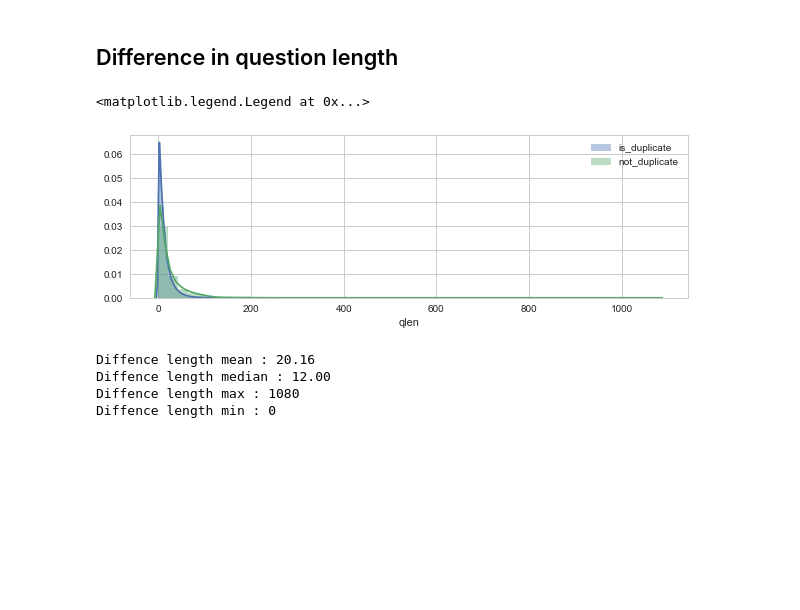
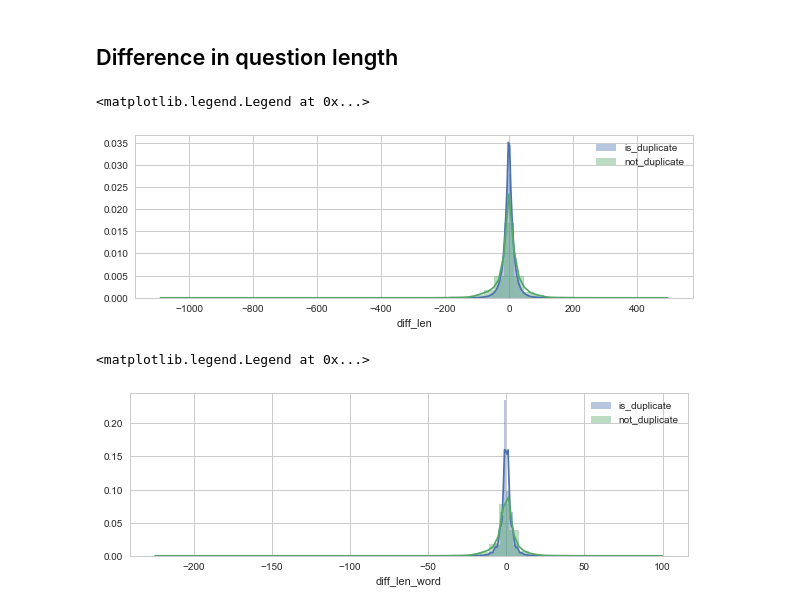
Before and after one commit to Swalloow/Kaggle, a Jupyter notebook: Quora Question Pairs/Explore Quora Question Pairs.ipynb, the cells around one changed output. Cells and saved outputs as stored; diff of their text form; code cells hidden in the pictures; blank space fills up the shorter version.

```diff
--- a/Quora Question Pairs/Explore Quora Question Pairs.ipynb
+++ b/Quora Question Pairs/Explore Quora Question Pairs.ipynb
@@ -58,24 +58,35 @@ sns.countplot('is_duplicate', data=df, palette="Set3")
 [figure]
 # %% [markdown]
 ## Difference in question length
-# %%
-df['question2'] = df['question2'].fillna('')
-df['qlen'] = abs(df['question1'].apply(lambda x: len(x)) - df['question2'].apply(lambda x: len(x)))
+# %%
+df['question1'] = df['question1'].fillna('')
+df['question2'] = df['question2'].fillna('')
+
+df['len_q1'] = df['question1'].apply(lambda x: len(str(x)))
+df['len_q2'] = df['question2'].apply(lambda x: len(str(x)))
+df['diff_len'] = df['len_q1'] - df['len_q2']
+
+df['len_word_q1'] = df['question1'].apply(lambda x: len(str(x).split()))
+df['len_word_q2'] = df['question2'].apply(lambda x: len(str(x).split()))
+df['diff_len_word'] = df['len_word_q1'] - df['len_word_q2']
+
+df['avg_world_len1'] = df['len_q1'] / df['len_word_q1']
+df['avg_world_len2'] = df['len_q2'] / df['len_word_q2']
+df['diff_avg_word'] = df['avg_world_len1'] - df['avg_world_len2']
+df['diff_avg_word'] = df['diff_avg_word'].fillna(0)
 # %%
 fig, (axis1) = plt.subplots(1,1,figsize=(10,3))
-sns.distplot(df[df['is_duplicate']==1].qlen, label="is_duplicate")
-sns.distplot(df[df['is_duplicate']==0].qlen, label="not_duplicate")
+sns.distplot(df[df['is_duplicate']==1].diff_len, label="is_duplicate")
+sns.distplot(df[df['is_duplicate']==0].diff_len, label="not_duplicate")
 plt.legend()
 # %% [output]
 <matplotlib.legend.Legend at 0x...>
-[figure, old version]
+[figure, new version]
-# %%
-print("Diffence length mean : {:0.2f}".format(df.qlen.mean(skipna=True)))
-print("Diffence length median : {:.2f}".format(df.qlen.median(skipna=True)))
-print("Diffence length max : {}".format(df.qlen.max(skipna=True)))
-print("Diffence length min : {}".format(df.qlen.min(skipna=True)))
-# %% [output]
-Diffence length mean : 20.16
-Diffence length median : 12.00
-Diffence length max : 1080
-Diffence length min : 0
+# %%
+fig, (axis1) = plt.subplots(1,1,figsize=(10,3))
+sns.distplot(df[df['is_duplicate']==1].diff_len_word, label="is_duplicate")
+sns.distplot(df[df['is_duplicate']==0].diff_len_word, label="not_duplicate")
+plt.legend()
+# %% [output]
+<matplotlib.legend.Legend at 0x...>
+[figure, added]
```
Also changed, not shown: parts of 2 cells of this notebook, 4 other files.
